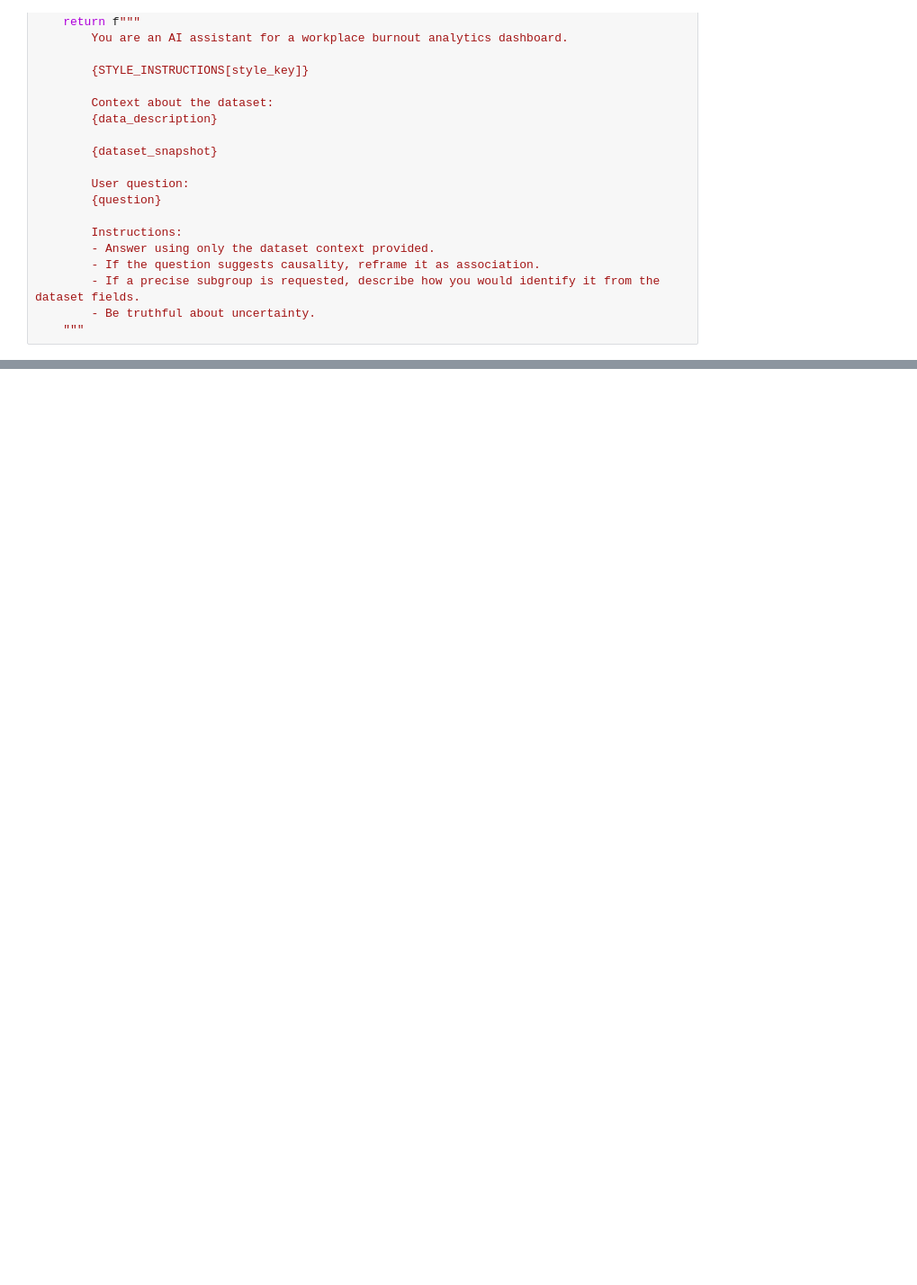
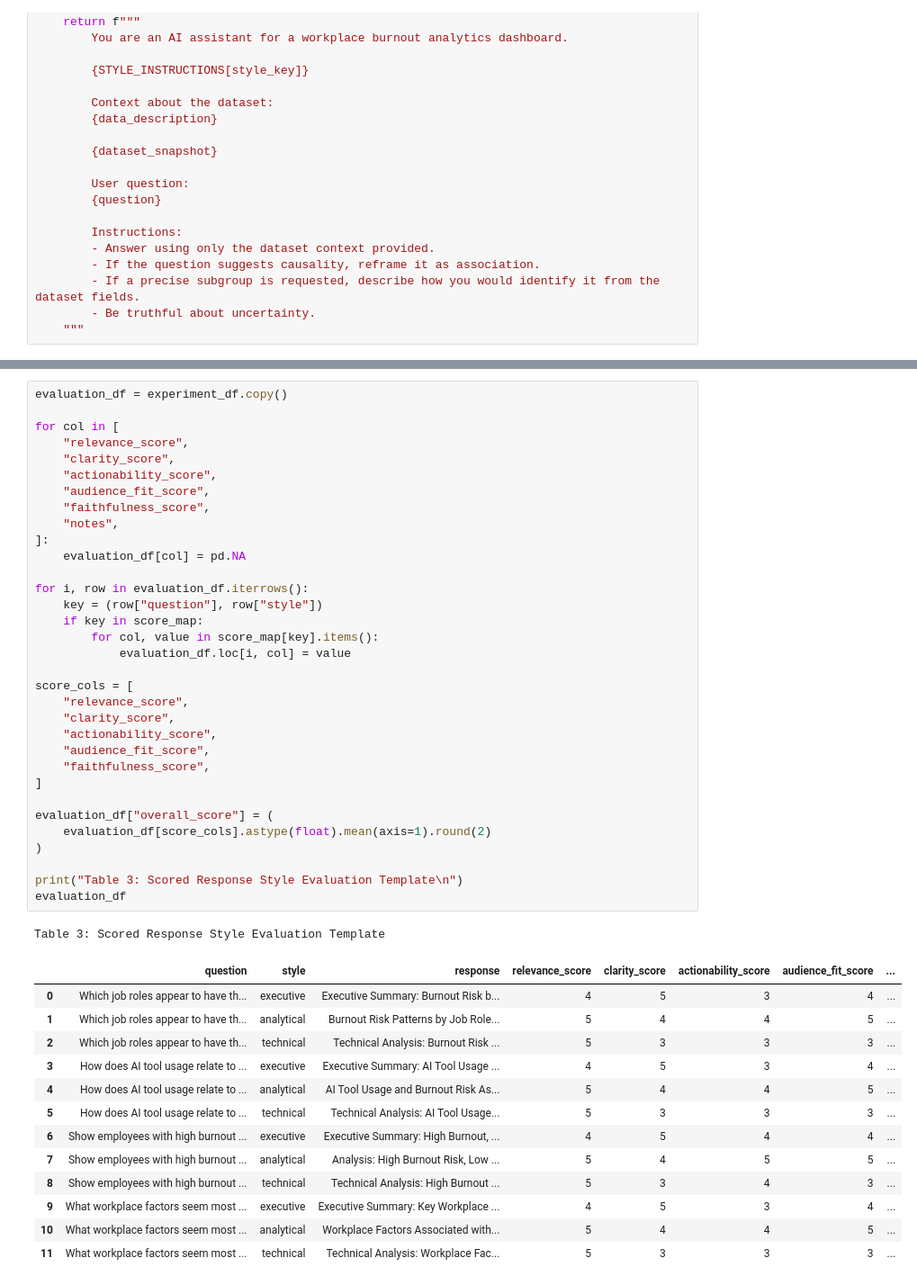
Before and after one commit to UBC-MDS/DSCI-532_2026_9_burnout-checkup, a Jupyter notebook: notebooks/querychat_response_style_experiment.ipynb, the cells around one changed output, grey strips where cells are left out. Shown at 90% size. Drawn from its saved outputs; the diff is of its cells as text; blank space fills up the shorter version.

```diff
--- a/notebooks/querychat_response_style_experiment.ipynb
+++ b/notebooks/querychat_response_style_experiment.ipynb
@@ -281,0 +433,48 @@ WindowsPath('outputs/querychat_response_style_experiments.csv')
+# %%
+evaluation_df = experiment_df.copy()
+
+for col in [
+    "relevance_score",
+    "clarity_score",
+    "actionability_score",
+    "audience_fit_score",
+    "faithfulness_score",
+    "notes",
+]:
+    evaluation_df[col] = pd.NA
+
+for i, row in evaluation_df.iterrows():
+    key = (row["question"], row["style"])
+    if key in score_map:
+        for col, value in score_map[key].items():
+            evaluation_df.loc[i, col] = value
+
+score_cols = [
+    "relevance_score",
+    "clarity_score",
+    "actionability_score",
+    "audience_fit_score",
+    "faithfulness_score",
+]
+
+evaluation_df["overall_score"] = (
+    evaluation_df[score_cols].astype(float).mean(axis=1).round(2)
+)
+
+print("Table 3: Scored Response Style Evaluation Template\n")
+evaluation_df
+# %% [output]
+Table 3: Scored Response Style Evaluation Template
+|  | question | style | response | relevance_score | clarity_score | actionability_score | audience_fit_score | ... |
+| 0 | Which job roles appear to have th... | executive | Executive Summary: Burnout Risk b... | 4 | 5 | 3 | 4 | ... |
+| 1 | Which job roles appear to have th... | analytical | Burnout Risk Patterns by Job Role... | 5 | 4 | 4 | 5 | ... |
+| 2 | Which job roles appear to have th... | technical | Technical Analysis: Burnout Risk ... | 5 | 3 | 3 | 3 | ... |
+| 3 | How does AI tool usage relate to ... | executive | Executive Summary: AI Tool Usage ... | 4 | 5 | 3 | 4 | ... |
+| 4 | How does AI tool usage relate to ... | analytical | AI Tool Usage and Burnout Risk As... | 5 | 4 | 4 | 5 | ... |
+| 5 | How does AI tool usage relate to ... | technical | Technical Analysis: AI Tool Usage... | 5 | 3 | 3 | 3 | ... |
+| 6 | Show employees with high burnout ... | executive | Executive Summary: High Burnout, ... | 4 | 5 | 4 | 4 | ... |
+| 7 | Show employees with high burnout ... | analytical | Analysis: High Burnout Risk, Low ... | 5 | 4 | 5 | 5 | ... |
+| 8 | Show employees with high burnout ... | technical | Technical Analysis: High Burnout ... | 5 | 3 | 4 | 3 | ... |
+| 9 | What workplace factors seem most ... | executive | Executive Summary: Key Workplace ... | 4 | 5 | 3 | 4 | ... |
+| 10 | What workplace factors seem most ... | analytical | Workplace Factors Associated with... | 5 | 4 | 4 | 5 | ... |
+| 11 | What workplace factors seem most ... | technical | Technical Analysis: Workplace Fac... | 5 | 3 | 3 | 3 | ... |
```
Also changed, not shown: parts of 13 cells of this notebook, 2 other files.
